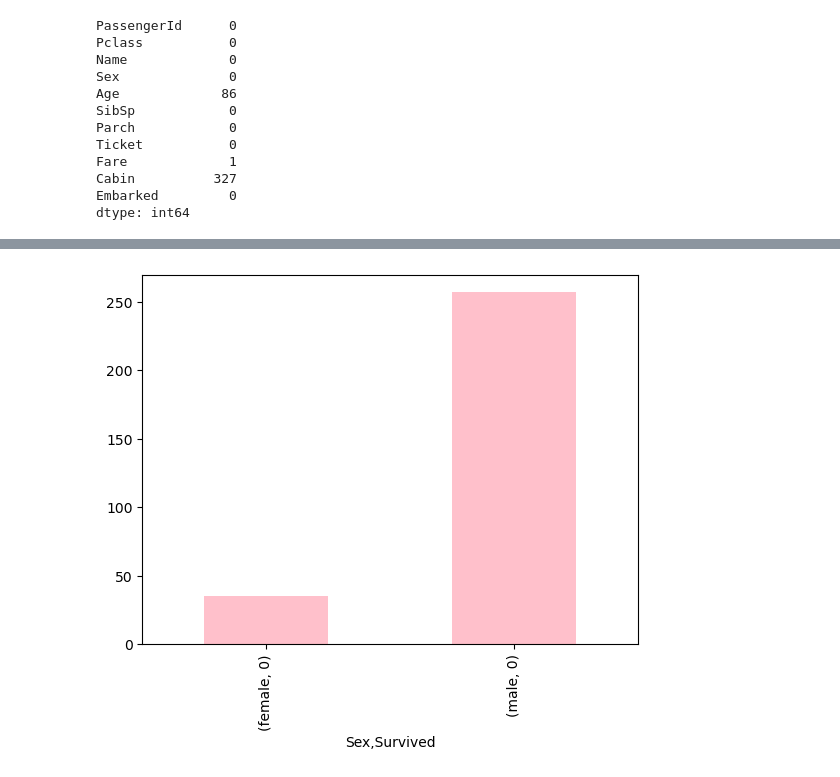
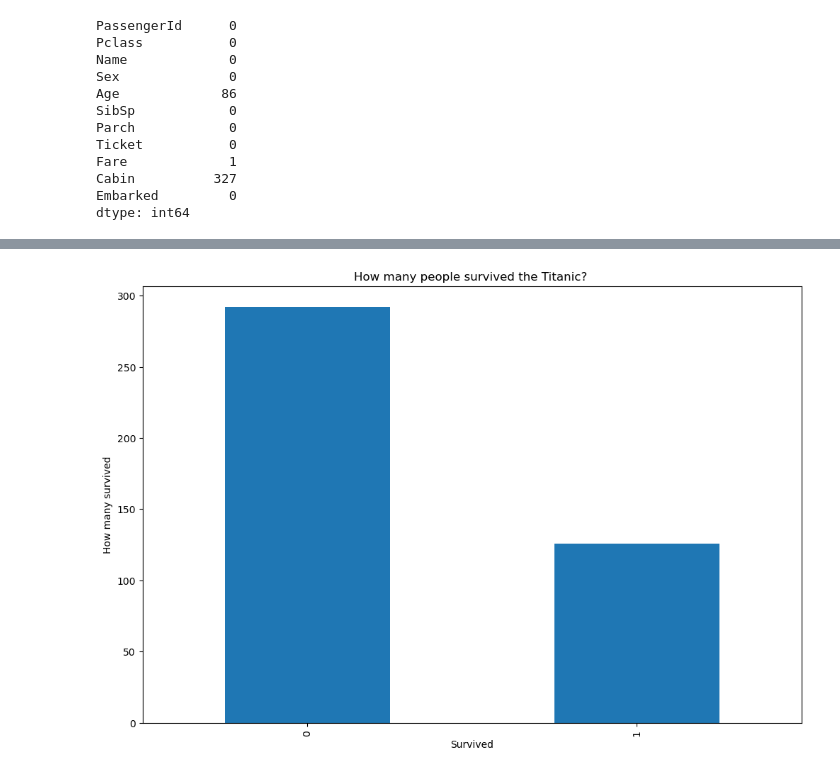
Before and after one commit to msnkr/kaggle_comps, a Jupyter notebook: Titanic - Machine Learning from Disaster/Untitled.ipynb, the cells around one changed output, grey strips where cells are left out. Cells and saved outputs as stored; diff of their text form; code cells hidden in the pictures.

```diff
--- a/Titanic - Machine Learning from Disaster/Untitled.ipynb
+++ b/Titanic - Machine Learning from Disaster/Untitled.ipynb
@@ -208,6 +202,9 @@ gender_survived["Survived"].value_counts().plot(kind="bar");
 # %%
 didnt_survive = test_df[test_df["Survived"] == 0]
 gender_didnt_survive = didnt_survive.groupby("Sex")
-gender_didnt_survive["Survived"].value_counts().plot(kind="bar", color="pink");
-# %% [output]
-[figure, removed]
+# %%
+_, ax = plt.subplots(nrows=1, ncols=1, figsize=(12, 8))
+test_df["Survived"].value_counts().plot(kind="bar", ax=ax)
+ax.set(ylabel="How many survived", title="How many people survived the Titanic? ");
+# %% [output]
+[figure, added]
```
Also changed, not shown: parts of 9 cells of this notebook, 1 other file.
